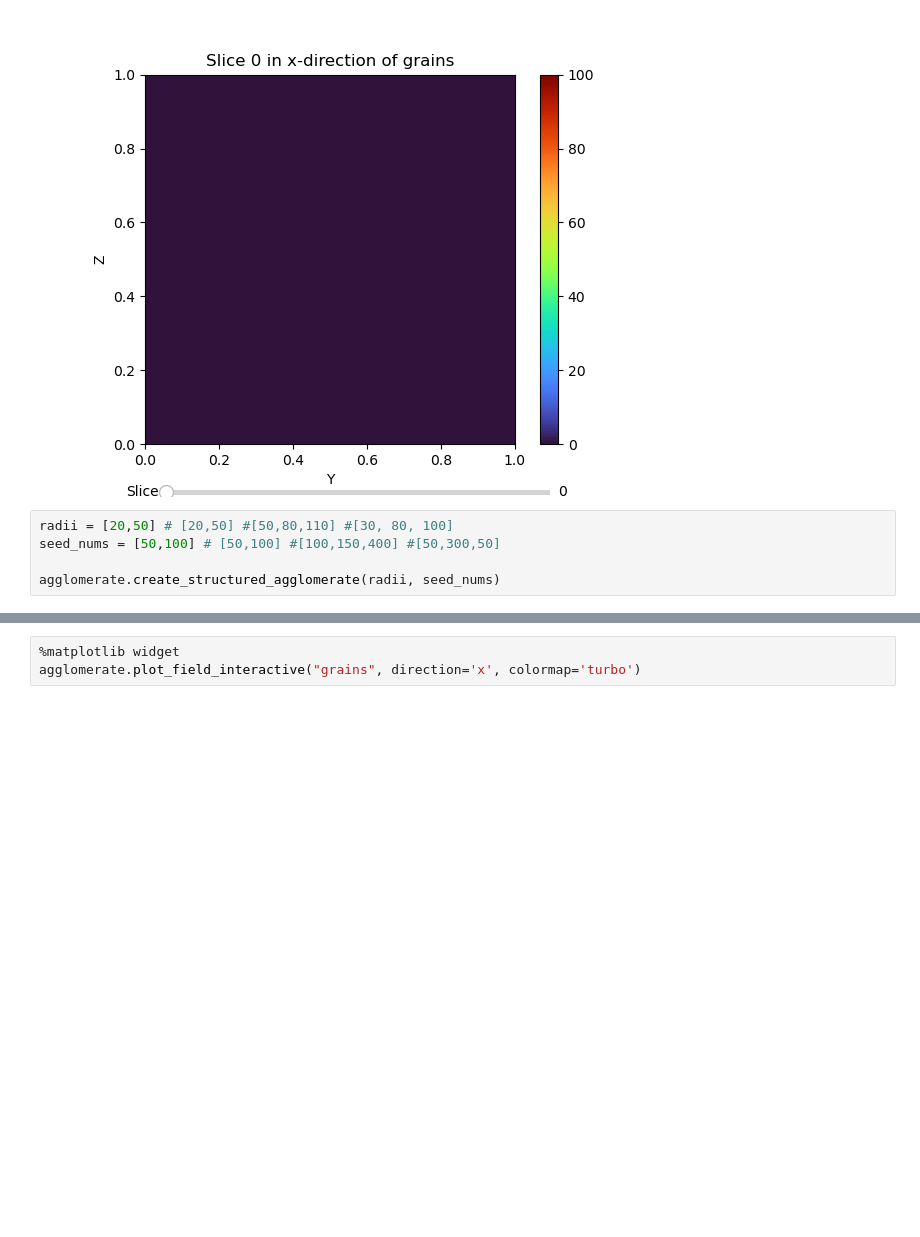
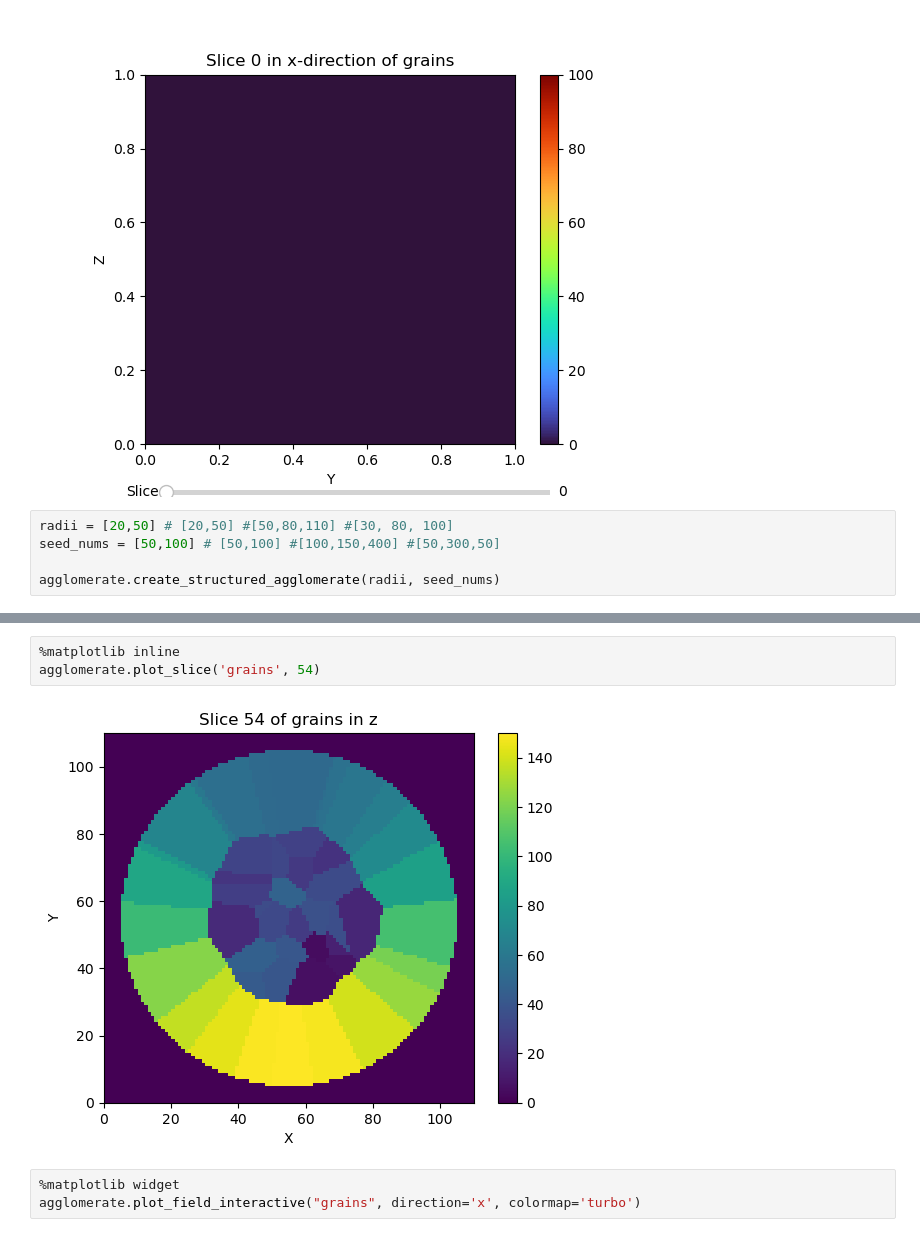
Before and after one commit to daubners/meatballs, a Jupyter notebook: 00-generation-of-NMC-agglomerate.ipynb, the cells around one changed output, grey strips where cells are left out. Saved outputs shown, nothing was run; the diff lists cells and outputs as text; blank space fills up the shorter version.

```diff
--- a/00-generation-of-NMC-agglomerate.ipynb
+++ b/00-generation-of-NMC-agglomerate.ipynb
@@ -25,3 +67,8 @@ agglomerate.create_structured_agglomerate(radii, seed_nums)
+# %%
+%matplotlib inline
+agglomerate.plot_slice('grains', 54)
+# %% [output]
+[figure, added]
 # %%
 %matplotlib widget
 agglomerate.plot_field_interactive("grains", direction='x', colormap='turbo')
```
Also changed, not shown: parts of 9 cells of this notebook, 3 other files.
